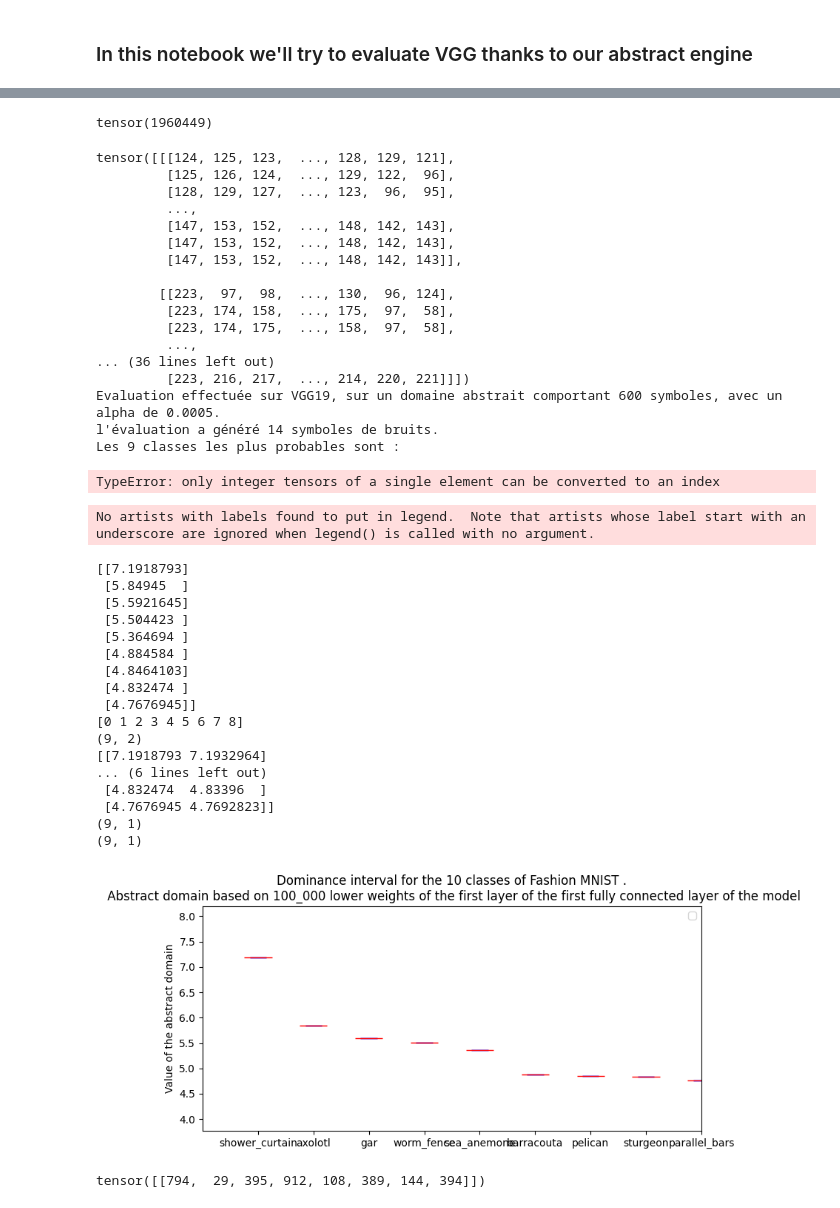
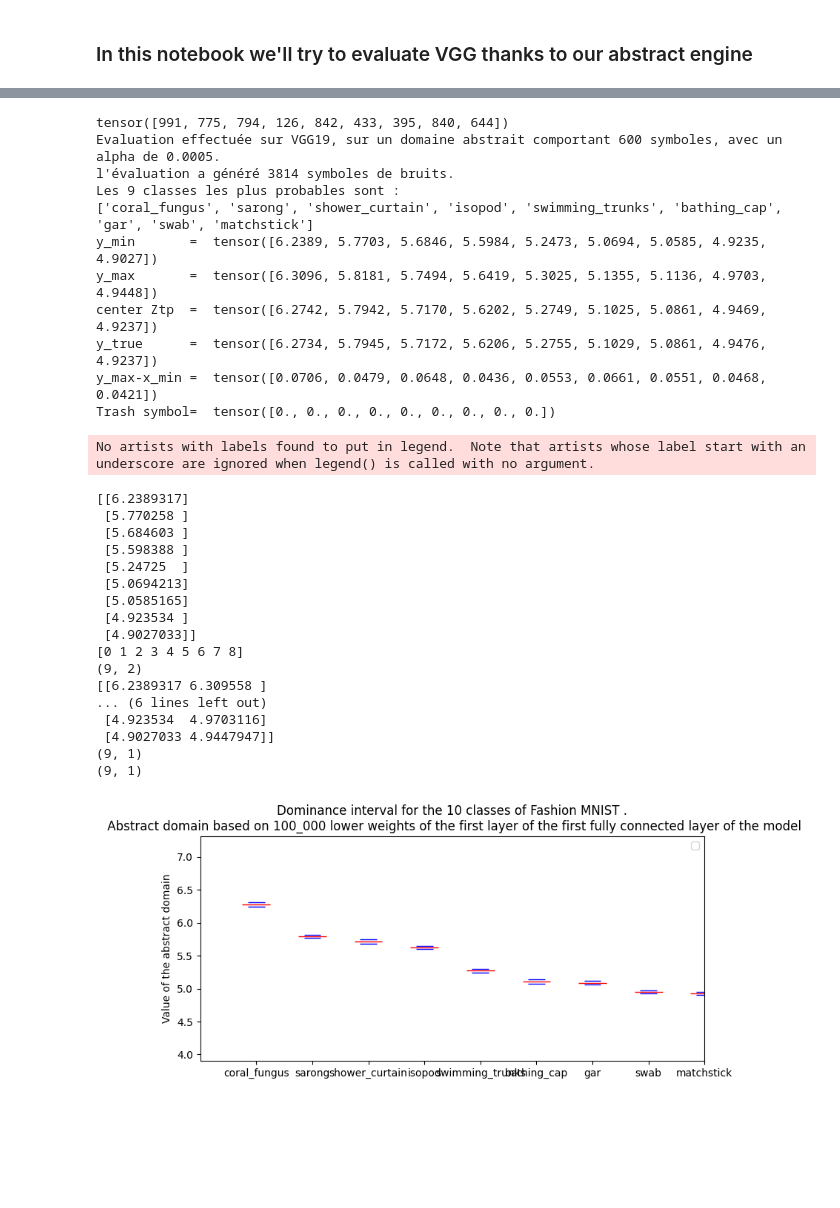
Before and after one commit to guillaume117/AbstractTorch, a Jupyter notebook: notebook/evaluateVGG.ipynb, the cells around one changed output, grey strips where cells are left out. Saved outputs shown, nothing was run; the diff lists cells and outputs as text; code cells hidden in the pictures; blank space fills up the shorter version.

```diff
--- a/notebook/evaluateVGG.ipynb
+++ b/notebook/evaluateVGG.ipynb
@@ -85,6 +86,7 @@ class CustomCNN(nn.Module):
         )
 
         self.fc3 = nn.Sequential(nn.Flatten(),nn.Linear(4096, 1000))
+        self.avgpool = nn.AdaptiveAvgPool2d((7, 7))
 
     def forward(self, x):
         x = self.conv1(x)
@@ -135,7 +137,7 @@ class CustomCNN(nn.Module):
 
         x = self.pool(x)
         print(x.shape)
-
+        x = self.avgpool(x)
 
 
 
@@ -168,7 +170,7 @@ class CustomCNN(nn.Module):
         print(compute_memory(x))
 
         print(f"nombre de zeros {torch.sum(x==0)/torch.prod(torch.tensor(x.size()))*100:.2f}%")
-        return x,x_min,x_max,x_true
+
         x,x_min,x_max,x_true = AL.abstract_conv2D(self.conv2,x,x_true,device=self.device)
         print(x.shape)
         print(f"layer conv2 1 passed, {len(x[0])-2} symbols")
@@ -288,6 +290,7 @@ class CustomCNN(nn.Module):
 
         x,x_min,x_max ,x_true = AM.abstract_maxpool2D(self.pool,x,x_true,add_symbol=add_symbol,device=self.device)
 
+        x,x_min,x_max,x_true = AMP.abstract_AvgPool2D(self.avgpool,x,x_true,device=self.device)
 
 
 
@@ -355,7 +358,7 @@ import torchvision.transforms as transforms
 image = Image.open("../images/oiseaux.jpeg")
 
 transform = transforms.Compose([
-    transforms.Resize((224, 224)),
+    transforms.Resize((128, 128)),
     transforms.ToTensor(),
 ])
 image_tensor = transform(image)
@@ -408,7 +416,3 @@ Memory footprint of abstract domain 7.91 GB
-# %%
-print(torch.sum(result[0,:,:,:].ne(0)))
-# %% [output]
-tensor(1960449)
 # %%
 _ , index = torch.topk(result[0], 9)
 
@@ -432,24 +436,17 @@ print(f"y_true      =  {x_true.squeeze(0)[index]}")
 print(f"y_max-x_min =  {x_max[index]-x_min[index]}")
 print(f"Trash symbol=  {result[-1][index]}")
 # %% [output]
-tensor([[[124, 125, 123,  ..., 128, 129, 121],
-         [125, 126, 124,  ..., 129, 122,  96],
-         [128, 129, 127,  ..., 123,  96,  95],
-         ...,
-         [147, 153, 152,  ..., 148, 142, 143],
-         [147, 153, 152,  ..., 148, 142, 143],
-         [147, 153, 152,  ..., 148, 142, 143]],
-
-        [[223,  97,  98,  ..., 130,  96, 124],
-         [223, 174, 158,  ..., 175,  97,  58],
-         [223, 174, 175,  ..., 158,  97,  58],
-         ...,
-... (36 lines left out)
-         [223, 216, 217,  ..., 214, 220, 221]]])
+tensor([991, 775, 794, 126, 842, 433, 395, 840, 644])
 Evaluation effectuée sur VGG19, sur un domaine abstrait comportant 600 symboles, avec un alpha de 0.0005.
-l'évaluation a généré 14 symboles de bruits.
+l'évaluation a généré 3814 symboles de bruits.
 Les 9 classes les plus probables sont :
+['coral_fungus', 'sarong', 'shower_curtain', 'isopod', 'swimming_trunks', 'bathing_cap', 'gar', 'swab', 'matchstick']
+y_min       =  tensor([6.2389, 5.7703, 5.6846, 5.5984, 5.2473, 5.0694, 5.0585, 4.9235, 4.9027])
+y_max       =  tensor([6.3096, 5.8181, 5.7494, 5.6419, 5.3025, 5.1355, 5.1136, 4.9703, 4.9448])
+center Ztp  =  tensor([6.2742, 5.7942, 5.7170, 5.6202, 5.2749, 5.1025, 5.0861, 4.9469, 4.9237])
+y_true      =  tensor([6.2734, 5.7945, 5.7172, 5.6206, 5.2755, 5.1029, 5.0861, 4.9476, 4.9237])
+y_max-x_min =  tensor([0.0706, 0.0479, 0.0648, 0.0436, 0.0553, 0.0661, 0.0551, 0.0468, 0.0421])
+Trash symbol=  tensor([0., 0., 0., 0., 0., 0., 0., 0., 0.])
-TypeError: only integer tensors of a single element can be converted to an index
 # %%
 
 import matplotlib.pyplot as plt
@@ -466,54 +463,52 @@ print(y_min)
 
 
 
 x = np.arange(len(y_min))
 print(x)
 D =np.stack((y_min,y_max),axis=1).reshape(-1,2)
 print(D.shape)
 print(D)
 
 print(center_Ztp.shape)
 print(y_true.shape)
 # plot:
 
 fig,ax = plt.subplots(1, 1, figsize=(8,4), tight_layout=True)
 ax.eventplot(D, orientation="vertical", linewidth=1,color='blue',linelengths=0.3)
 ax.eventplot(y_true, orientation="vertical", linewidth=0.5,color='green',linelengths=0.4)
 ax.eventplot(center_Ztp, orientation="vertical", linewidth=1,color='red',linelengths=0.5)
 
-ax.set(xlim=(-1, 8),xticks=x,xticklabels=labels,
+ax.set(xlim=(-0.5, 8),xticks=x,xticklabels=labels,
        ylim=(np.min(D)-1, np.max(D)+1))
 plt.ylabel("Value of the abstract domain")
 plt.title("Dominance interval for the 10 classes of Fashion MNIST .\n Abstract domain based on 100_000 lower weights of the first layer of the first fully connected layer of the model")
 plt.legend()
 plt.show()
 # %% [output]
 No artists with labels found to put in legend.  Note that artists whose label start with an underscore are ignored when legend() is called with no argument.
-[[7.1918793]
- [5.84945  ]
- [5.5921645]
- [5.504423 ]
- [5.364694 ]
- [4.884584 ]
- [4.8464103]
- [4.832474 ]
- [4.7676945]]
+[[6.2389317]
+ [5.770258 ]
+ [5.684603 ]
+ [5.598388 ]
+ [5.24725  ]
+ [5.0694213]
+ [5.0585165]
+ [4.923534 ]
+ [4.9027033]]
 [0 1 2 3 4 5 6 7 8]
 (9, 2)
-[[7.1918793 7.1932964]
+[[6.2389317 6.309558 ]
 ... (6 lines left out)
- [4.832474  4.83396  ]
- [4.7676945 4.7692823]]
+ [4.923534  4.9703116]
+ [4.9027033 4.9447947]]
 (9, 1)
 (9, 1)
-[figure, old version]
+[figure, new version]
 # %%
 model.eval()
 res =model(image_tensor)
 _ , index = torch.topk(res, 8)
 print(index)
-# %% [output]
-tensor([[794,  29, 395, 912, 108, 389, 144, 394]])
 # %%
 import json
 with open("VGG_index/imagenet_class_index.json") as f:
```
Also changed, not shown: parts of 7 cells of this notebook, 2 other files.
